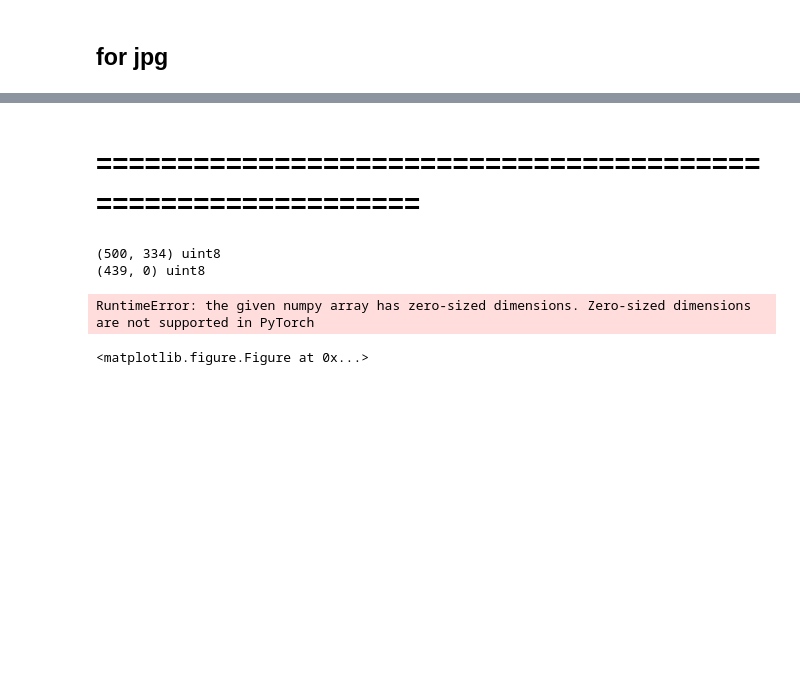
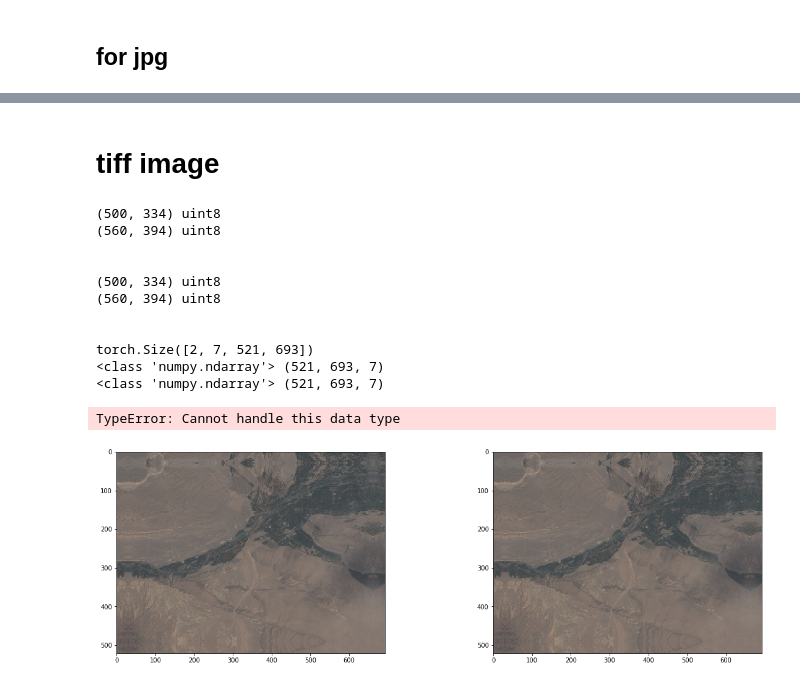
Before and after one commit to AlanMorningLight/torchvision-enhance, a Jupyter notebook: senmatic_segmentation.ipynb, the cells around one changed output, grey strips where cells are left out. Saved outputs shown, nothing was run; the diff lists cells and outputs as text; code cells hidden in the pictures; blank space fills up the shorter version.

```diff
--- a/senmatic_segmentation.ipynb
+++ b/senmatic_segmentation.ipynb
@@ -158,7 +142,7 @@ array([[255,  15,  15, ...,   0,   0,   0],
        [  0,   0,   0, ...,   2,   2,   2],
        [  0,   0,   0, ...,   2,   2,   2]], dtype=uint8)
 # %% [markdown]
-# =============================================================
+# tiff image
 # %%
 import torch
 from torch.utils.data import Dataset, DataLoader
@@ -182,7 +166,8 @@ batch_size = 2
 transform = transform_multi.SegCompose([
 #     transform_multi.SegRandomRotate(1),
 #     transform_multi.SegRandomFlip(),
-    transform_multi.SegRandomCrop((400,10)),
+       transform_multi.SegPad([(30,30),(30,30),(0,0)],"reflect"),
+#     transform_multi.SegRandomCrop((400,10)),
 #     transform_multi.SegRandomShift(1, 30, 30),
 #       transform_multi.SegRandomNoise(1,8,0,1),
 #       transform_multi.SegGaussianBlur(1),
@@ -207,33 +192,42 @@ for step, (inputs, targets) in enumerate(trainloader):
     # net feed forward
     # loss
     # back propagation
 
     # plot
     print(inputs.shape)
     for idx, item in enumerate(inputs):
         item = torch.squeeze(item, 0)
         img_ndarr = transform_multi.to_ndarray(item)
         subplot = int(''.join(str(x) for x in [1, batch_size, idx + 1]))
         print(type(img_ndarr), img_ndarr.shape)
 #         img = Image.fromarray(img_ndarr)
 #         target = Image.fromarray(img_ndarr)
         tifffile.imshow(img_ndarr[:, :, [3, 2, 1]], figure=fig, subplot=subplot)
     # plt.savefig('./sample-data/plot/{}.png'.format(step), bbox_inches='tight')
     print('\n')
     for idx, item in enumerate(targets):
         item = torch.squeeze(item, 0)
 #         img_ndarr = transform_multi.to_ndarray(item)
         # subplot = int(''.join(str(x) for x in [1, batch_size, idx + 1]))
         item.numpy().dtype
         img = Image.fromarray(item.numpy())
         print(type(img), img.size)
 #         target = Image.fromarray(img)
         # tifffile.imshow(img_ndarr[:, :, [3, 2, 1]], figure=fig, subplot=subplot)
     # plt.savefig('./sample-data/plot/{}.png'.format(step), bbox_inches='tight')
     print('\n')
 img
 # %% [output]
 (500, 334) uint8
-(439, 0) uint8
+(560, 394) uint8
+
+
+(500, 334) uint8
+(560, 394) uint8
+
+
+torch.Size([2, 7, 521, 693])
+<class 'numpy.ndarray'> (521, 693, 7)
+<class 'numpy.ndarray'> (521, 693, 7)
-RuntimeError: the given numpy array has zero-sized dimensions. Zero-sized dimensions are not supported in PyTorch
+TypeError: Cannot handle this data type
-<matplotlib.figure.Figure at 0x...>
+[figure, added]
```
Also changed, not shown: parts of 5 cells of this notebook, 2 other files.
